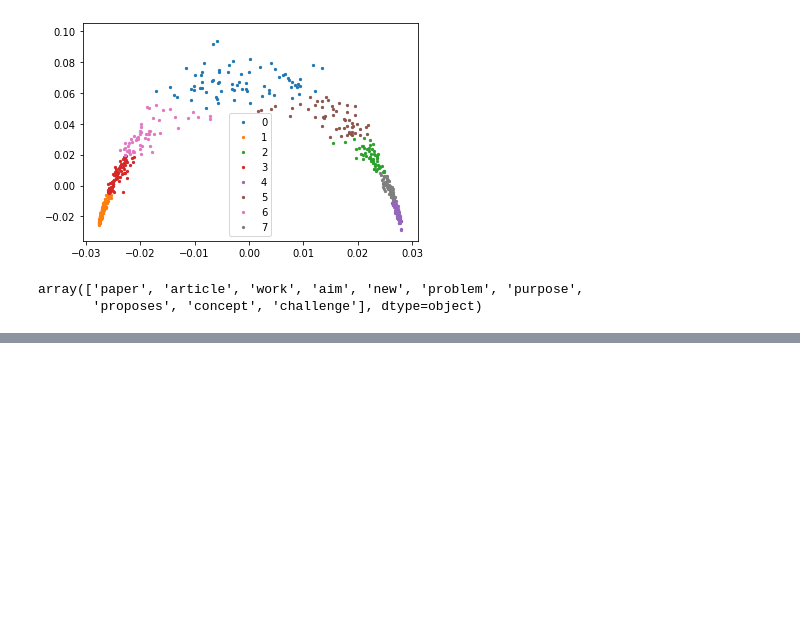
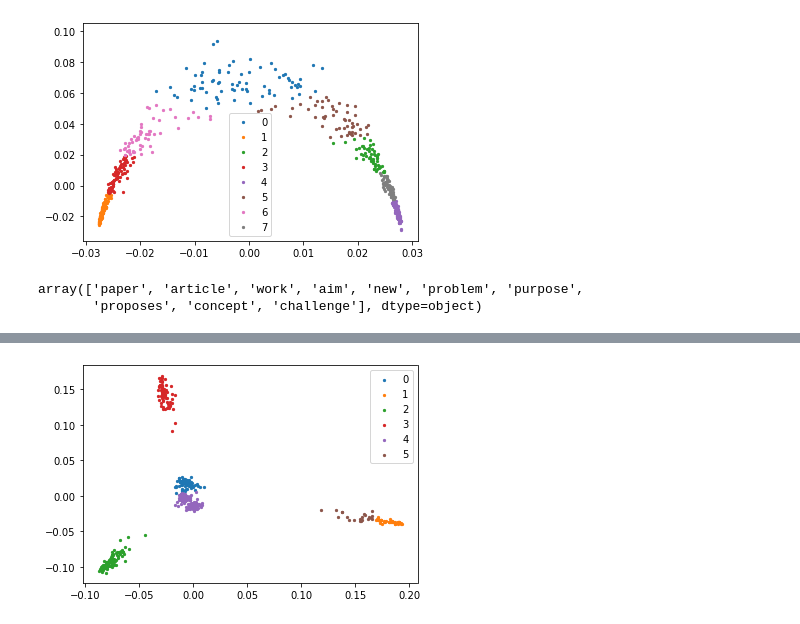
Before and after one commit to VPetukhov/GraphRegularizedNNs, a Jupyter notebook: w2v_regularized.ipynb, the cells around one changed output, grey strips where cells are left out. Saved outputs shown, nothing was run; the diff lists cells and outputs as text; code cells hidden in the pictures; blank space fills up the shorter version.

```diff
--- a/w2v_regularized.ipynb
+++ b/w2v_regularized.ipynb
@@ -590,0 +642,18 @@ array(['paper', 'article', 'work', 'aim', 'new', 'problem', 'purpose',
+# %%
+net_graph = net_graph.cpu();
+# %%
+activations = []
+lookup_table_graph = {k: net_graph.embeddings_target(torch.tensor([word_to_index[k]], dtype=torch.long)).detach().numpy() for k in tqdm(vocabulary)}
+lookup_table_graph = pd.Series(lookup_table_graph)[vocabulary]
+emb_mat_graph = np.concatenate(lookup_table_graph.values)
+# %%
+adj_mat = create_graph_from_embedding(emb_mat_graph.T, 'knn', k=10)
+spec_emb = SpectralEmbedding(affinity='precomputed').fit_transform(adj_mat)
+clust_labels = cluster.k_means(spec_emb, 6)[1]
+
+for i in set(clust_labels):
+    mask = (clust_labels == i)
+    plt.scatter(spec_emb[mask,0], spec_emb[mask,1], s=5, label=i)
+plt.legend();
+# %% [output]
+[figure, added]
```
Also changed, not shown: parts of 17 cells of this notebook, 1 other file.
